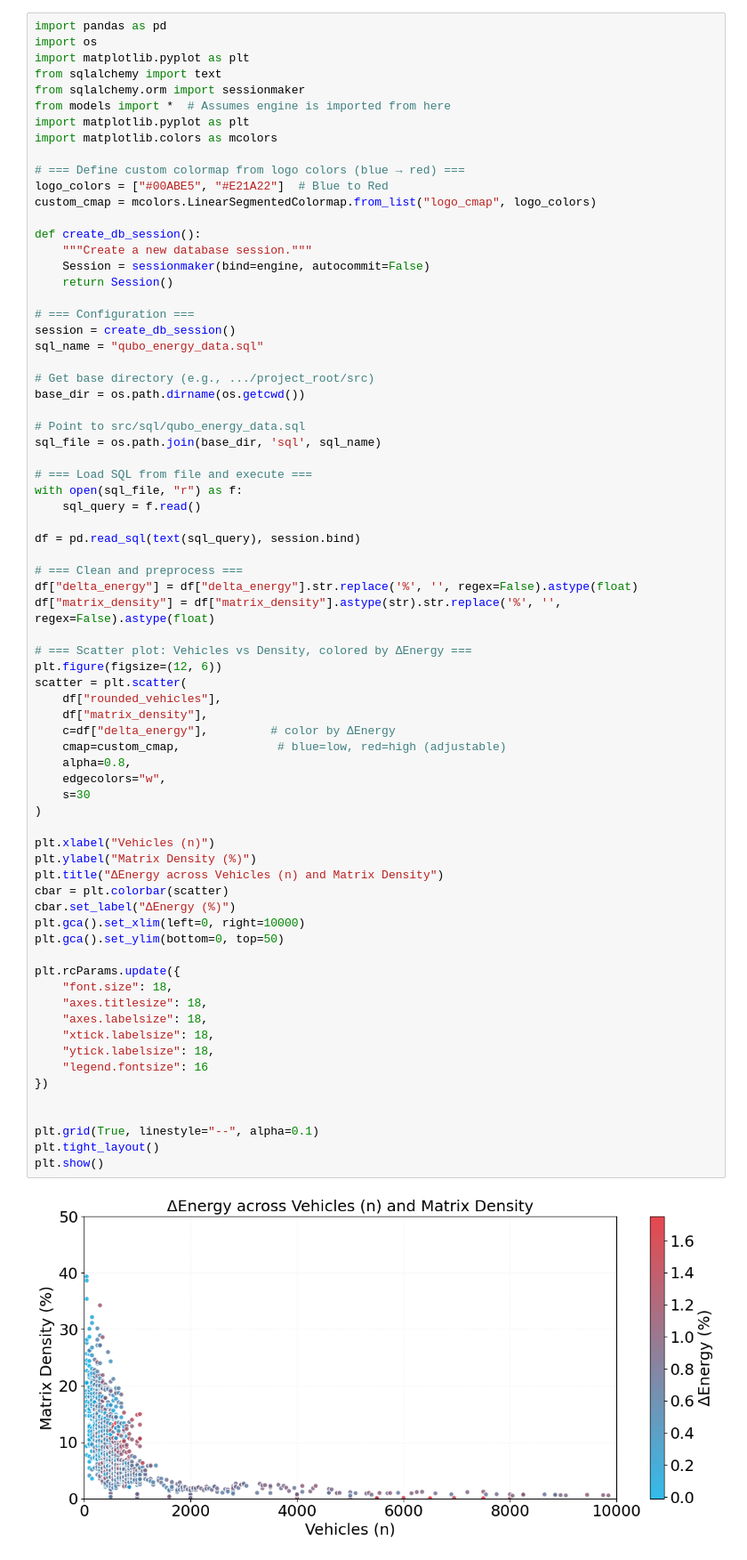
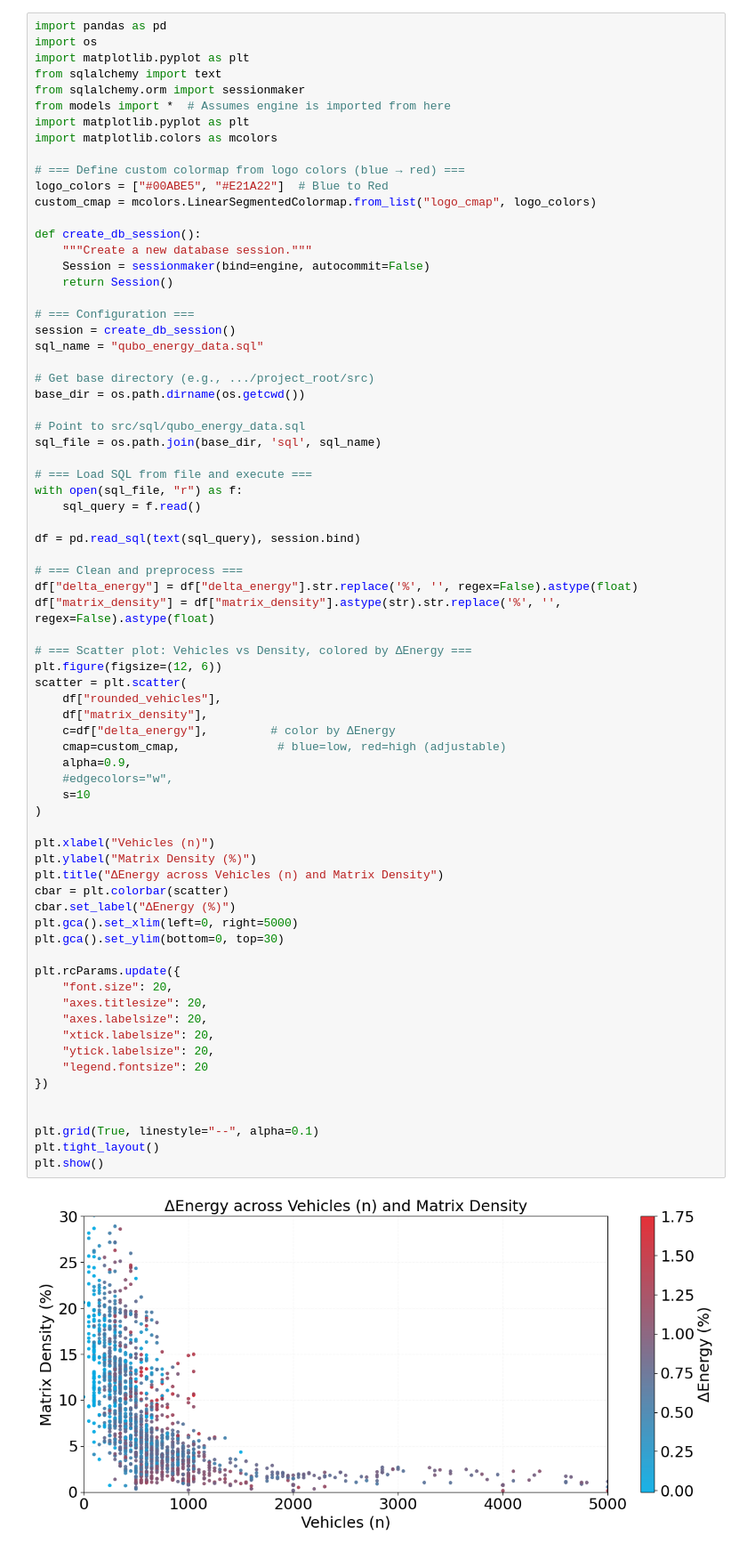
Before and after one commit to rusnakrenata/qa_mtc, a Jupyter notebook: src/modules/analyzes.ipynb, the cells around one changed output. Shown at 89% size. Cells and saved outputs as stored; diff of their text form.

```diff
--- a/src/modules/analyzes.ipynb
+++ b/src/modules/analyzes.ipynb
@@ -89,45 +89,45 @@ with open(sql_file, "r") as f:
 
 df = pd.read_sql(text(sql_query), session.bind)
 
 # === Clean and preprocess ===
 df["delta_energy"] = df["delta_energy"].str.replace('%', '', regex=False).astype(float)
 df["matrix_density"] = df["matrix_density"].astype(str).str.replace('%', '', regex=False).astype(float)
 
 # === Scatter plot: Vehicles vs Density, colored by ΔEnergy ===
 plt.figure(figsize=(12, 6))
 scatter = plt.scatter(
     df["rounded_vehicles"],
     df["matrix_density"],
     c=df["delta_energy"],         # color by ΔEnergy
     cmap=custom_cmap,              # blue=low, red=high (adjustable)
-    alpha=0.8,
-    edgecolors="w",
-    s=30
+    alpha=0.9,
+    #edgecolors="w",
+    s=10
 )
 
 plt.xlabel("Vehicles (n)")
 plt.ylabel("Matrix Density (%)")
 plt.title("ΔEnergy across Vehicles (n) and Matrix Density")
 cbar = plt.colorbar(scatter)
 cbar.set_label("ΔEnergy (%)")
-plt.gca().set_xlim(left=0, right=10000)
-plt.gca().set_ylim(bottom=0, top=50)
+plt.gca().set_xlim(left=0, right=5000)
+plt.gca().set_ylim(bottom=0, top=30)
 
 plt.rcParams.update({
-    "font.size": 18,
-    "axes.titlesize": 18,
-    "axes.labelsize": 18,
-    "xtick.labelsize": 18,
-    "ytick.labelsize": 18,
-    "legend.fontsize": 16
+    "font.size": 20,
+    "axes.titlesize": 20,
+    "axes.labelsize": 20,
+    "xtick.labelsize": 20,
+    "ytick.labelsize": 20,
+    "legend.fontsize": 20
 })
 
 
 plt.grid(True, linestyle="--", alpha=0.1)
 plt.tight_layout()
 plt.show()
 # %% [output]
-[figure, old version]
+[figure, new version]
 # %%
 import os
 import pandas as pd
```
Also changed, not shown: parts of 7 cells of this notebook, 6 other files.
